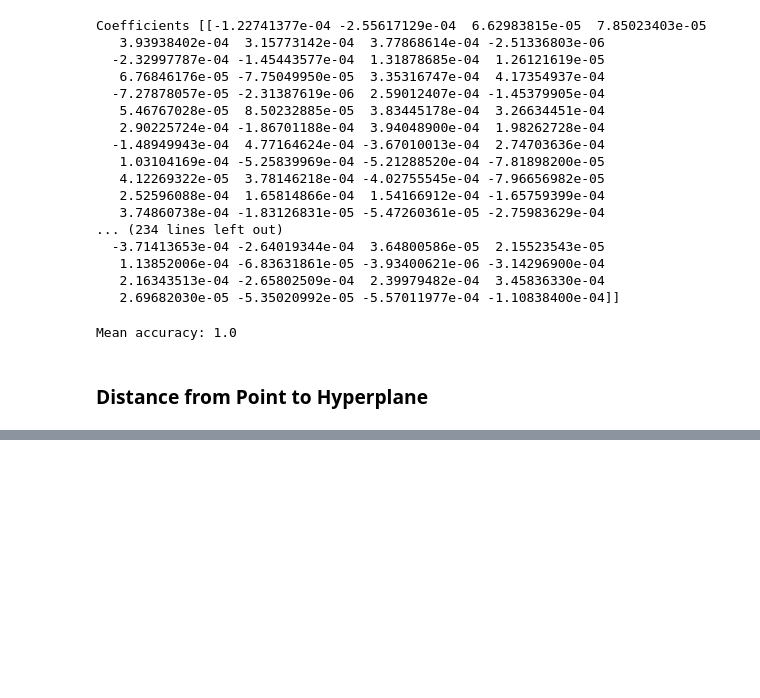
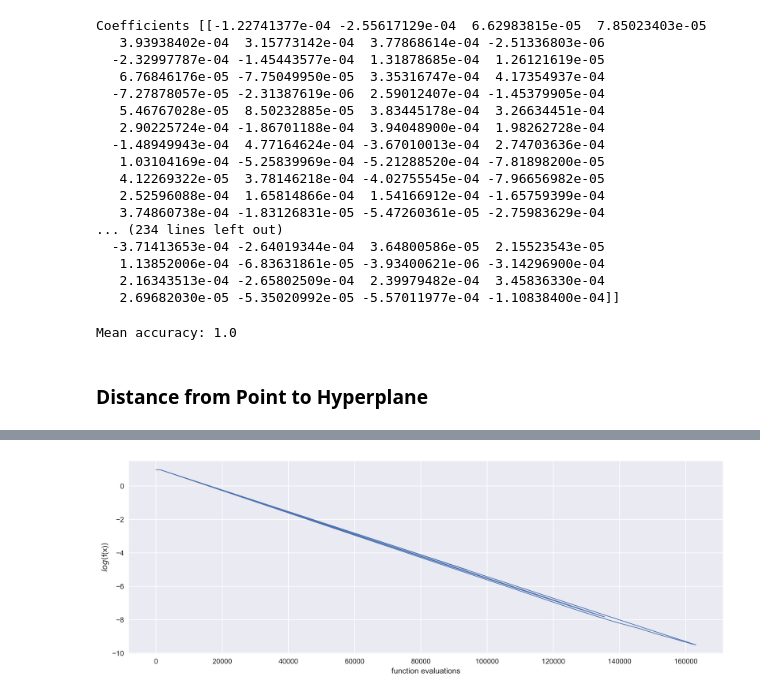
Before and after one commit to warhuus/optml-project, a Jupyter notebook: SimpleND/generate_data_and_model.ipynb, the cells around one changed output, grey strips where cells are left out. Drawn from its saved outputs; the diff is of its cells as text; code cells hidden in the pictures; blank space fills up the shorter version.

Commit message:
Draft of ZORO for SimpleND

```diff
--- a/SimpleND/generate_data_and_model.ipynb
+++ b/SimpleND/generate_data_and_model.ipynb
@@ -159,0 +169,9 @@ array([ 1.05476994e-02, -3.15047089e-03,  2.42619572e-03, -1.98282968e-03,
+# %%
+# Parameters for ZORO
+params = {
+    # Parameters for ZORO. Defaults are fine in most cases
+    "step_size":0.1, "delta": 0.0001, "max_cosamp_iter": 10,
+    "cosamp_tol": 0.5, "sparsity": sparsity, "lamb" : 0, "norm" : 2
+}
+
+params["num_samples"] = int(np.ceil(np.log(x0.shape[0])*sparsity))
@@ -159,0 +206,5 @@ array([ 1.05476994e-02, -3.15047089e-03,  2.42619572e-03, -1.98282968e-03,
+# %%
+performance_log_ZORO = [[0, obj_func(x0)]]
+# %%
+# initialize optimizer object
+opt = optimizers.ZORO(x0, obj_func, params, function_budget=1e5, function_target=0.00001)
@@ -159,0 +231,20 @@ array([ 1.05476994e-02, -3.15047089e-03,  2.42619572e-03, -1.98282968e-03,
+# %%
+# the actual optimization routine
+termination = False
+while termination is False:
+    # optimization step
+    # solution_ZORO = False until a termination criterion is met, in which
+    # case solution_ZORO = the solution found.
+    # termination = False until a termination criterion is met.
+    # If ZORO terminates because function evaluation budget is met,
+    # termination = B
+    # If ZORO terminated because the target accuracy is met,
+    # termination= T.
+
+    evals_ZORO, solution_ZORO, termination = opt.step()
+
+    # save some useful values
+    performance_log_ZORO.append( [evals_ZORO,np.mean(opt.fd)] )
+    # print some useful values
+    opt.report( 'Estimated f(x_k): %f  function evals: %d\n' %
+        (np.mean(opt.fd), evals_ZORO) )
@@ -159,0 +269,10 @@ array([ 1.05476994e-02, -3.15047089e-03,  2.42619572e-03, -1.98282968e-03,
+# %%
+plt.figure(figsize=(15,5), dpi=400)
+plt.plot(np.array(performance_log_ZORO)[:,0],
+ np.log10(np.array(performance_log_ZORO)[:,1]), linewidth=1, label = "ZORO")
+plt.xlabel('function evaluations')
+plt.ylabel('$log($f(x)$)$')
+leg = ax.legend()
+plt.show()
+# %% [output]
+[figure, added]
```
Also changed, not shown: parts of 16 cells of this notebook.
